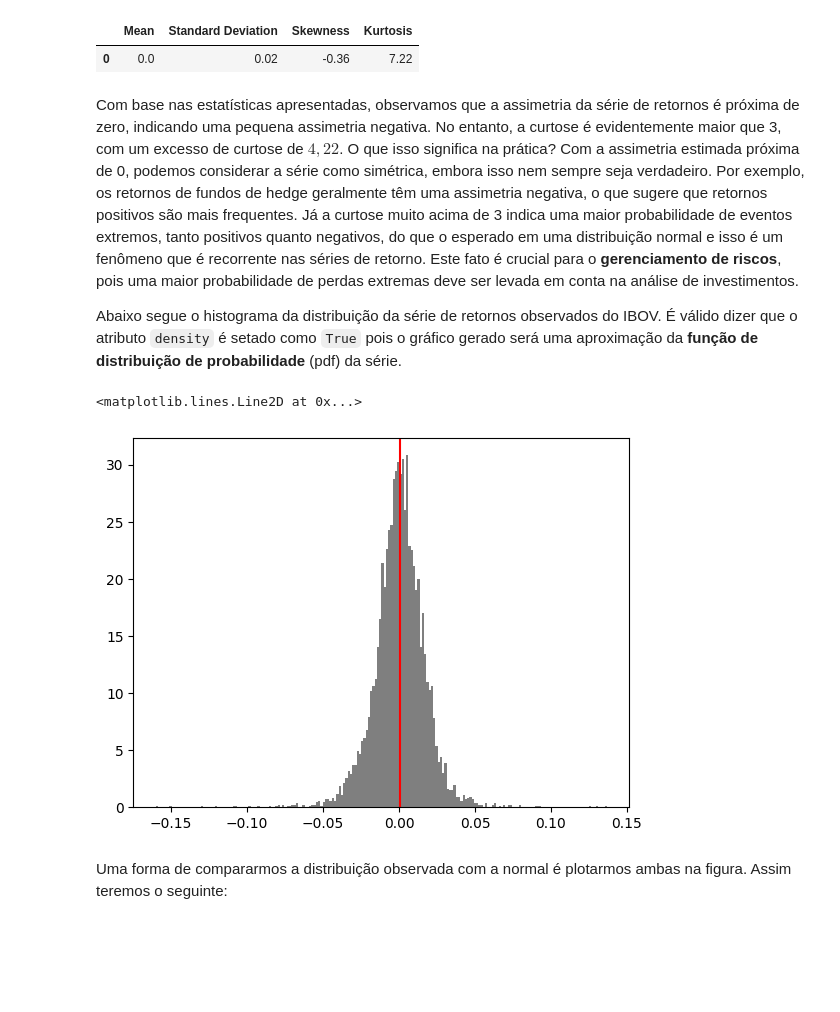
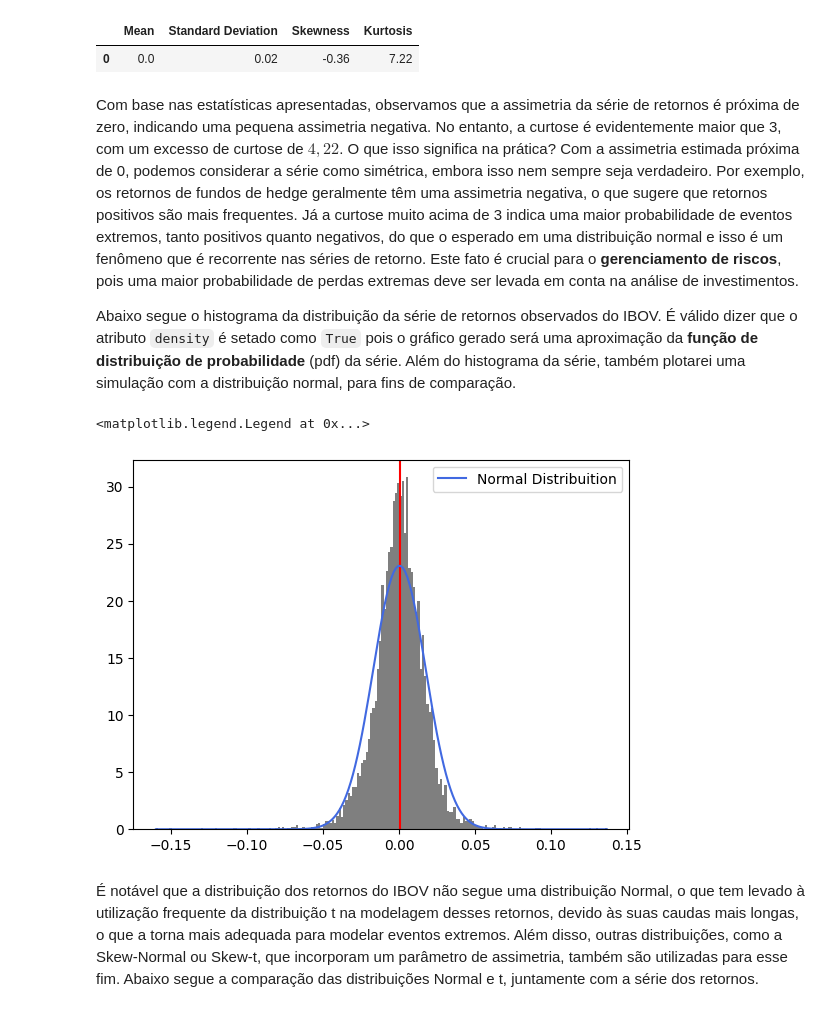
Before and after one commit to ViniNazato/FinancialEconometrics, a Jupyter notebook: Risk Modelling/1.Return_Properties.ipynb, the cells around one changed output. Drawn from its saved outputs; the diff is of its cells as text; code cells hidden in the pictures; blank space fills up the shorter version.

```diff
--- a/Risk Modelling/1.Return_Properties.ipynb
+++ b/Risk Modelling/1.Return_Properties.ipynb
@@ -6,9 +7,6 @@ Imports Básicos
 import pandas as pd
 import numpy as np
 import matplotlib.pyplot as plt
-import matplotlib as mpl
-with mpl.rc_context():
-    mpl.rc("figure", figsize=(15,4))
 import scipy.stats as stats
 # %% [markdown]
 Séries temporais de ativos financeiros são conjuntos de dados que representam o comportamento de preços, volumes de negociação, retornos ou outras características de um ativo financeiro ao longo do tempo. Esses ativos podem incluir ações, títulos, commodities, moedas ou qualquer outro instrumento financeiro negociado em um mercado. Elas são de interesse essencial para quem atua no mercado financeiro, pois descrevem o comportamento de um ativo ao longo do tempo, como sua têndencia, volatilidade, etc. Para os exemplos desse notebook, usarei de exemplo o preço de fechamento do IBOV. Abaixo, como utilitário, deixo o código de como salvar os preços a partir da API do Yahoo Finance.
@@ -202,14 +209,18 @@ df_moments.round(2)
 # %% [markdown]
 Com base nas estatísticas apresentadas, observamos que a assimetria da série de retornos é próxima de zero, indicando uma pequena assimetria negativa. No entanto, a curtose é evidentemente maior que 3, com um excesso de curtose de $4,22$. O que isso significa na prática? Com a assimetria estimada próxima de 0, podemos considerar a série como simétrica, embora isso nem sempre seja verdadeiro. Por exemplo, os retornos de fundos de hedge geralmente têm uma assimetria negativa, o que sugere que retornos positivos são mais frequentes. Já a curtose muito acima de 3 indica uma maior probabilidade de eventos extremos, tanto positivos quanto negativos, do que o esperado em uma distribuição normal e isso é um fenômeno que é recorrente nas séries de retorno. Este fato é crucial para o **gerenciamento de riscos**, pois uma maior probabilidade de perdas extremas deve ser levada em conta na análise de investimentos.
 
-Abaixo segue o histograma da distribuição da série de retornos observados do IBOV. É válido dizer que o atributo `density` é setado como `True` pois o gráfico gerado será uma aproximação da **função de distribuição de probabilidade** (pdf) da série.
+Abaixo segue o histograma da distribuição da série de retornos observados do IBOV. É válido dizer que o atributo `density` é setado como `True` pois o gráfico gerado será uma aproximação da **função de distribuição de probabilidade** (pdf) da série. Além do histograma da série, também plotarei uma simulação com a distribuição normal, para fins de comparação.
 # %%
 ribov.hist(density=True, bins = 200, grid=False, color='k', alpha=0.5)
 plt.axvline(ribov.mean(), c='red')
+
+x = np.linspace(ribov.min(), ribov.max(), num=200)
+plt.plot(x, stats.norm.pdf(x, ribov.mean(), ribov.std()), color='royalblue', label ='Normal Distribuition')
+plt.legend()
 # %% [output]
-<matplotlib.lines.Line2D at 0x...>
+<matplotlib.legend.Legend at 0x...>
-[figure, old version]
+[figure, new version]
-# %% [markdown]
-Uma forma de compararmos a distribuição observada com a normal é plotarmos ambas na figura. Assim teremos o seguinte:
+# %% [markdown]
+É notável que a distribuição dos retornos do IBOV não segue uma distribuição Normal, o que tem levado à utilização frequente da distribuição t na modelagem desses retornos, devido às suas caudas mais longas, o que a torna mais adequada para modelar eventos extremos. Além disso, outras distribuições, como a Skew-Normal ou Skew-t, que incorporam um parâmetro de assimetria, também são utilizadas para esse fim. Abaixo segue a comparação das distribuições Normal e t, juntamente com a série dos retornos.
 # %%
 # plt.figure(figsize=(8,5))
```
Also changed, not shown: parts of 18 cells of this notebook, 5 other files.
